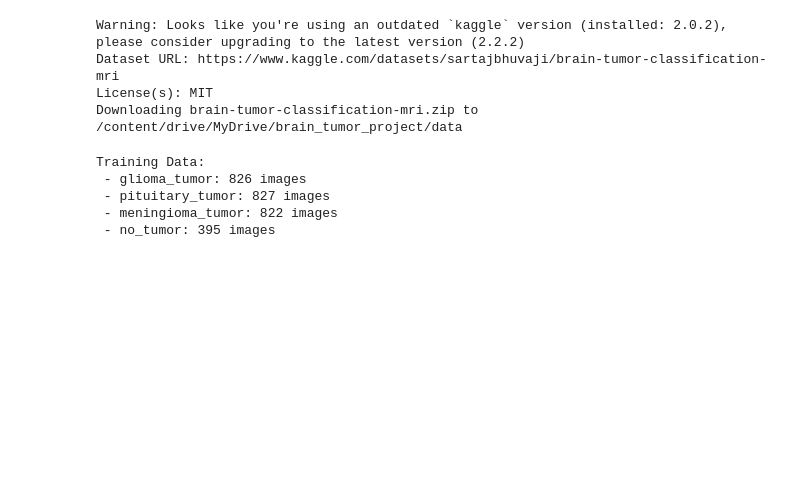
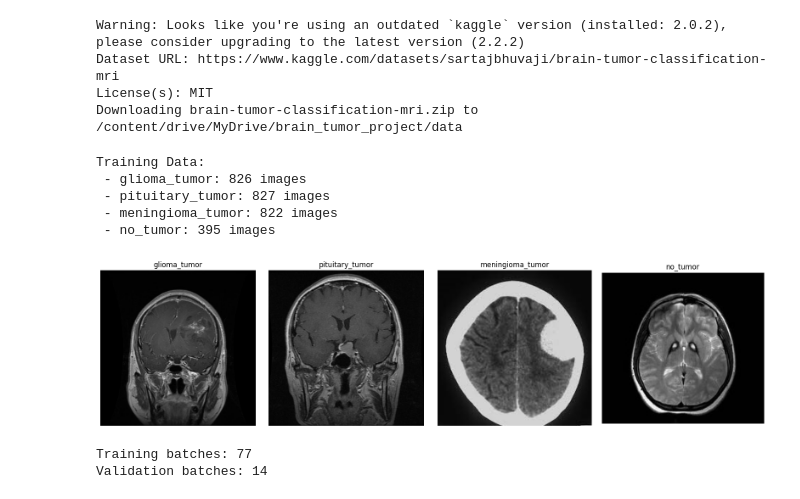
Before and after one commit to muhammadabdurrehmanmaqsood/brain-tumor-classifier, a Jupyter notebook: notebooks/01_data_exploration.ipynb, the cells around one changed output. Saved outputs shown, nothing was run; the diff lists cells and outputs as text; code cells hidden in the pictures; blank space fills up the shorter version.

Commit message:
feat: add image visualization and PyTorch dataloaders

```diff
--- a/notebooks/01_data_exploration.ipynb
+++ b/notebooks/01_data_exploration.ipynb
@@ -55,3 +55,72 @@ Training Data:
  - pituitary_tumor: 827 images
  - meningioma_tumor: 822 images
  - no_tumor: 395 images
+# %%
+import os
+import random
+import matplotlib.pyplot as plt
+import matplotlib.image as mpimg
+
+train_dir = '/content/dataset/Training'
+classes = os.listdir(train_dir)
+
+fig, axes = plt.subplots(1, len(classes), figsize=(16, 4))
+
+for i, cls in enumerate(classes):
+    cls_path = os.path.join(train_dir, cls)
+    # Pick a random image from this specific tumor class
+    img_name = random.choice(os.listdir(cls_path))
+    img_path = os.path.join(cls_path, img_name)
+
+    img = mpimg.imread(img_path)
+    axes[i].imshow(img, cmap='gray')
+    axes[i].set_title(cls)
+    axes[i].axis('off')
+
+plt.tight_layout()
+plt.show()
+# %% [output]
+[figure, added]
+# %%
+import torch
+from torchvision import datasets, transforms
+from torch.utils.data import DataLoader, random_split
+
+# 1. Define the augmentation pipelines
+train_transforms = transforms.Compose([
+    transforms.Resize((224, 224)),
+    transforms.RandomHorizontalFlip(),
+    transforms.RandomRotation(10),
+    transforms.ToTensor(),
+    transforms.Normalize(mean=[0.485, 0.456, 0.406], std=[0.229, 0.224, 0.225])
+])
+
+# The testing/validation data should NEVER be randomly flipped or rotated!
+test_transforms = transforms.Compose([
+    transforms.Resize((224, 224)),
+    transforms.ToTensor(),
+    transforms.Normalize(mean=[0.485, 0.456, 0.406], std=[0.229, 0.224, 0.225])
+])
+
+# 2. Load the data directly from the unzipped folders
+full_train_dataset = datasets.ImageFolder(root='/content/dataset/Training', transform=train_transforms)
+test_dataset = datasets.ImageFolder(root='/content/dataset/Testing', transform=test_transforms)
+
+# 3. Create a Validation Split (85% Train, 15% Validation)
+train_size = int(0.85 * len(full_train_dataset))
+val_size = len(full_train_dataset) - train_size
+
+# Set a manual seed so your split is the same every time you run the notebook
+generator = torch.Generator().manual_seed(42)
+train_dataset, val_dataset = random_split(full_train_dataset, [train_size, val_size], generator=generator)
+
+# 4. Package into DataLoaders (Batches of 32 images at a time)
+train_loader = DataLoader(train_dataset, batch_size=32, shuffle=True)
+val_loader = DataLoader(val_dataset, batch_size=32, shuffle=False)
+test_loader = DataLoader(test_dataset, batch_size=32, shuffle=False)
+
+print(f"Training batches: {len(train_loader)}")
+print(f"Validation batches: {len(val_loader)}")
+# %% [output]
+Training batches: 77
+Validation batches: 14
```
